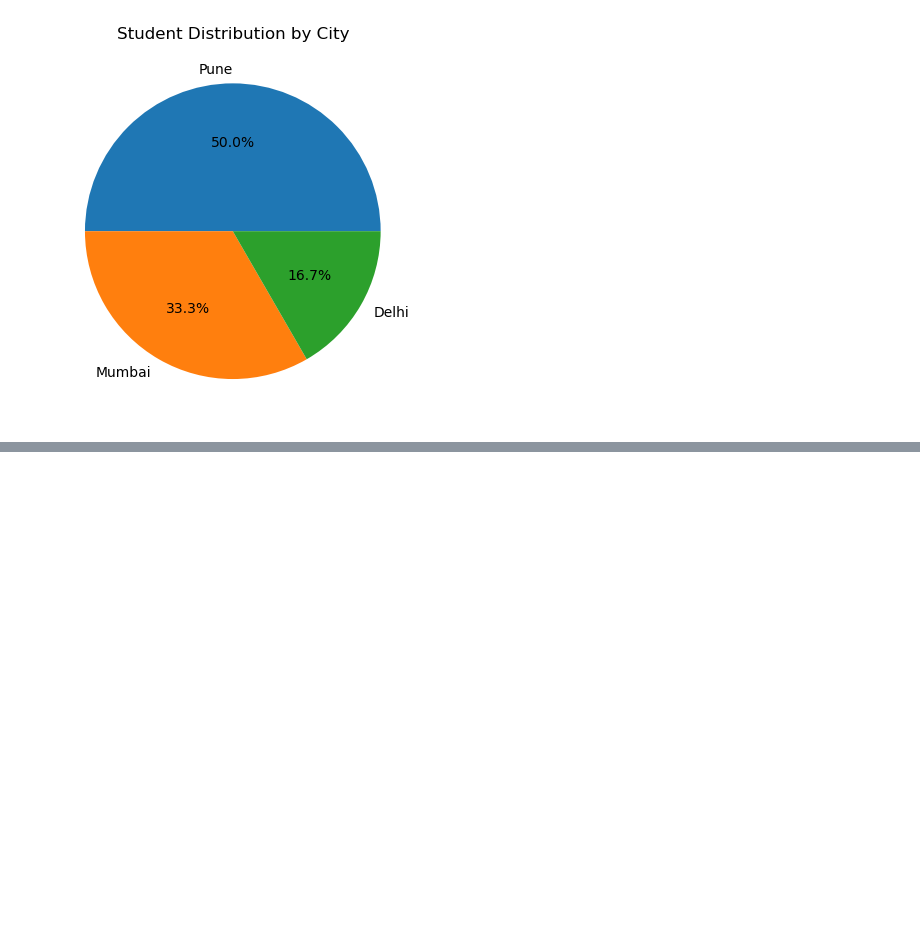
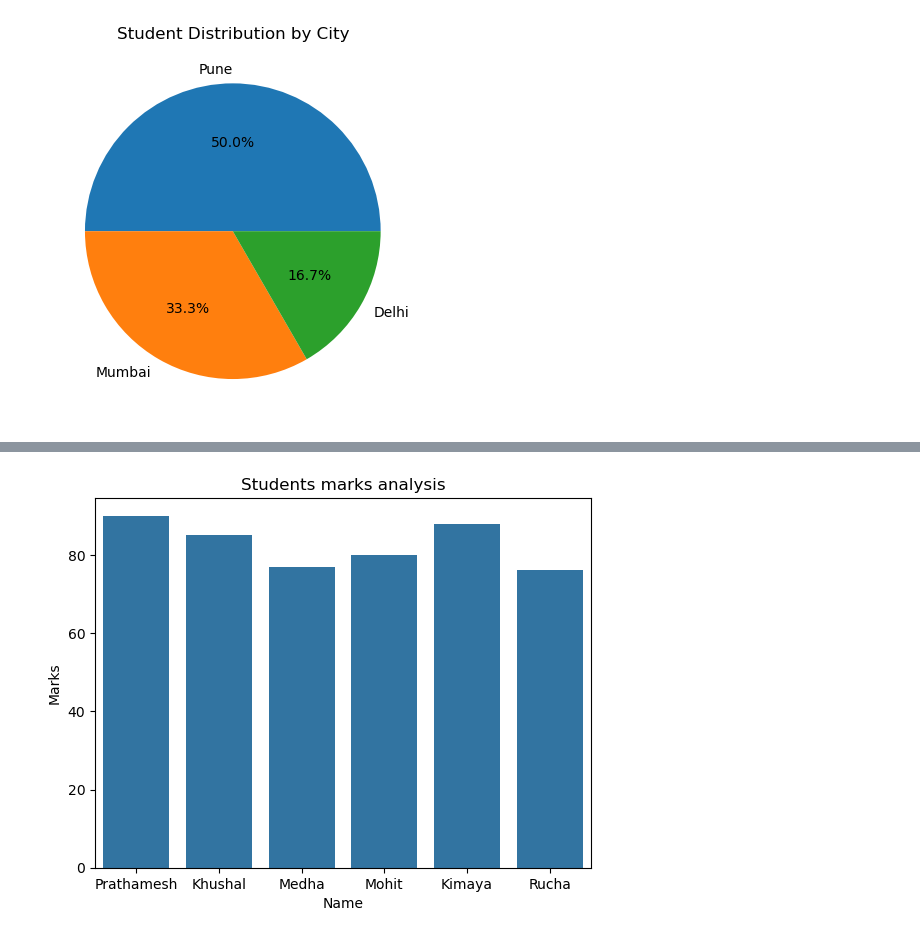
Before and after one commit to Medhanw/data-analytics-roadmap, a Jupyter notebook: Month2_Python/matplotlib_intro.ipynb, the cells around one changed output, grey strips where cells are left out. Drawn from its saved outputs; the diff is of its cells as text; code cells hidden in the pictures; blank space fills up the shorter version.

```diff
--- a/Month2_Python/matplotlib_intro.ipynb
+++ b/Month2_Python/matplotlib_intro.ipynb
@@ -38,0 +64,11 @@ plt.show()
+# %%
+data = {
+    "Name" : ["Prathamesh", "Khushal", "Medha", "Mohit", "Kimaya", "Rucha"],
+    "Marks" : [90, 85, 77, 80, 88, 76],
+    "City" : ["Pune", "Mumbai", "Banglore", "Hydrabad", "Ahmdabad", "Chennai"]
+
+}
+
+df = pd.DataFrame(data)
+
+df
@@ -38,0 +83,6 @@ plt.show()
+# %%
+sns = sns.barplot(x="Name", y="Marks", data=df)
+plt.title("Students marks analysis")
+plt.show()
+# %% [output]
+[figure, added]
```
Also changed, not shown: parts of 7 cells of this notebook.
